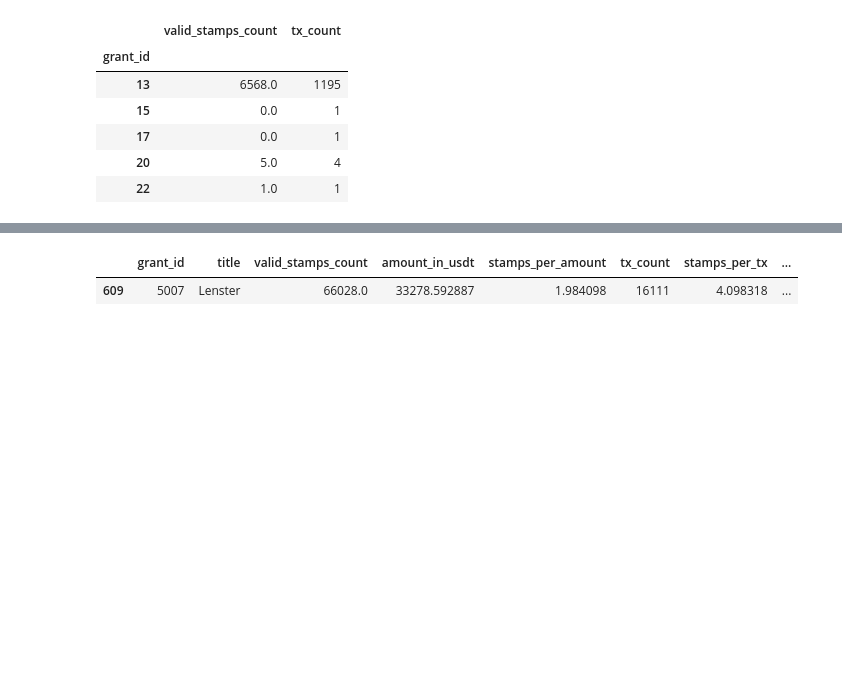
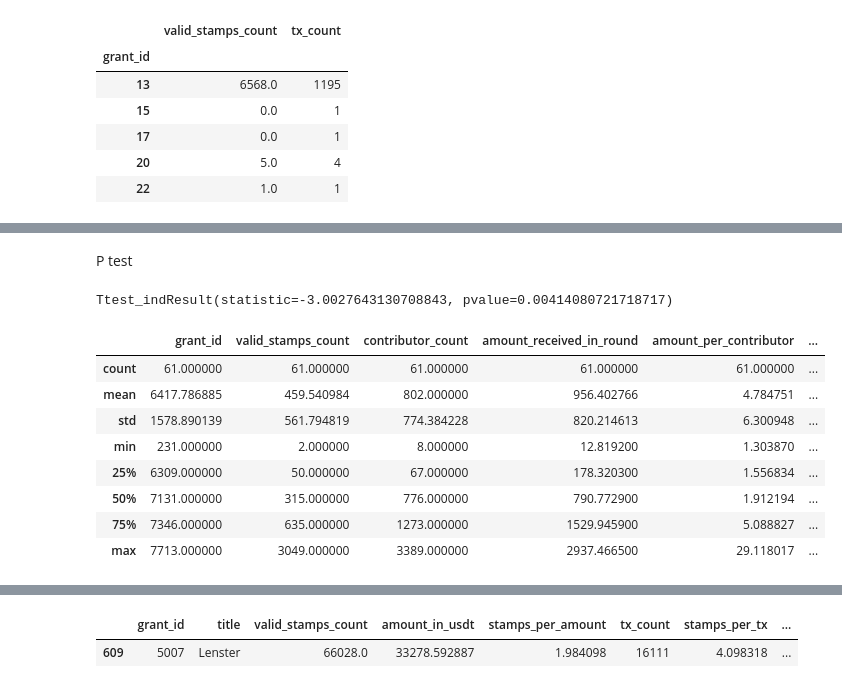
Before and after one commit to junta/gitcoin-data-hackathon, a Jupyter notebook: main.ipynb, the cells around one changed output, grey strips where cells are left out. Saved outputs shown, nothing was run; the diff lists cells and outputs as text; code cells hidden in the pictures; blank space fills up the shorter version.

```diff
--- a/main.ipynb
+++ b/main.ipynb
@@ -354,0 +357,7 @@ memory usage: 95.7+ KB
+# %%
+top50 = merged_grants.sort_values('amount_received_in_round', ascending=False).head(50)
+top50.to_csv('./analytics_data/top.csv')
+
+merged_grants = merged_grants.drop(top50.index)
+
+# top50
@@ -354,0 +425,33 @@ memory usage: 95.7+ KB
+# %% [markdown]
+P test
+# %%
+from scipy.stats import ttest_ind
+
+#ttest_ind(low['amount_per_contributor'], normal['amount_per_contributor'], equal_var=False)
+#ttest_ind(high['amount_per_contributor'], normal['amount_per_contributor'], equal_var=False)
+
+ttest_ind(high['contributor_count'], normal['contributor_count'], equal_var=False)
+# %% [output]
+Ttest_indResult(statistic=-3.0027643130708843, pvalue=0.00414080721718717)
+# %%
+low_holders_ratio = merged_grants[merged_grants['holders_ratio'] < 0.25]
+
+params = {'axes.titlesize':'32',
+          'xtick.labelsize':'24',
+          'ytick.labelsize':'24'}
+
+plt.rcParams.update(params)
+# low_holders_ratio.hist(figsize=(50, 30))
+low_holders_ratio.describe()
+# amount_per_contributor: 4.784751
+# low_holders_ratio.info() #61
+# %% [output]
+|  | grant_id | valid_stamps_count | contributor_count | amount_received_in_round | amount_per_contributor | ... |
+| count | 61.000000 | 61.000000 | 61.000000 | 61.000000 | 61.000000 | ... |
+| mean | 6417.786885 | 459.540984 | 802.000000 | 956.402766 | 4.784751 | ... |
+| std | 1578.890139 | 561.794819 | 774.384228 | 820.214613 | 6.300948 | ... |
+| min | 231.000000 | 2.000000 | 8.000000 | 12.819200 | 1.303870 | ... |
+| 25% | 6309.000000 | 50.000000 | 67.000000 | 178.320300 | 1.556834 | ... |
+| 50% | 7131.000000 | 315.000000 | 776.000000 | 790.772900 | 1.912194 | ... |
+| 75% | 7346.000000 | 635.000000 | 1273.000000 | 1529.945900 | 5.088827 | ... |
+| max | 7713.000000 | 3049.000000 | 3389.000000 | 2937.466500 | 29.118017 | ... |
```
Also changed, not shown: parts of 11 cells of this notebook, 4 other files.
